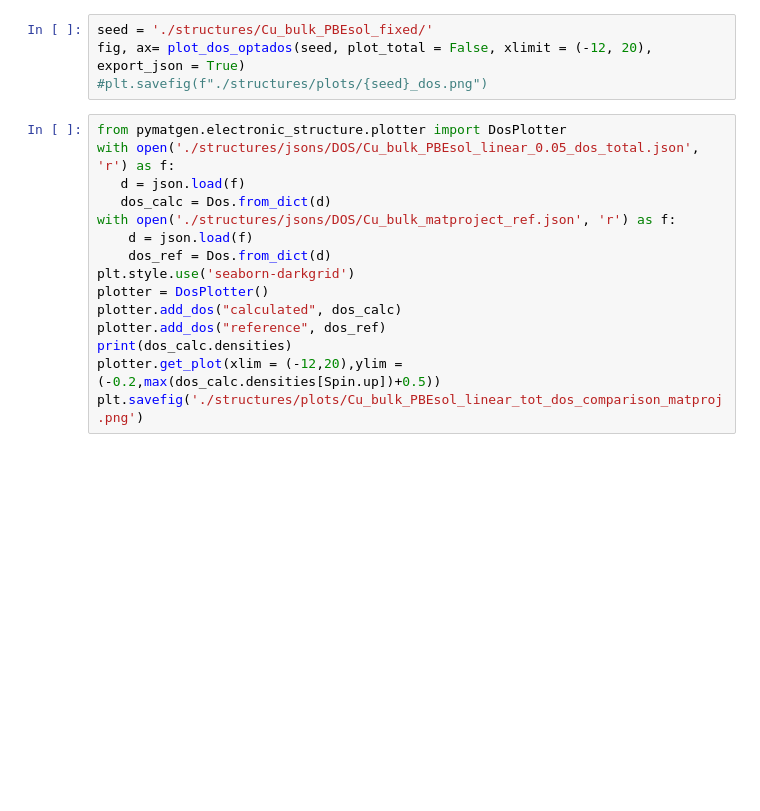
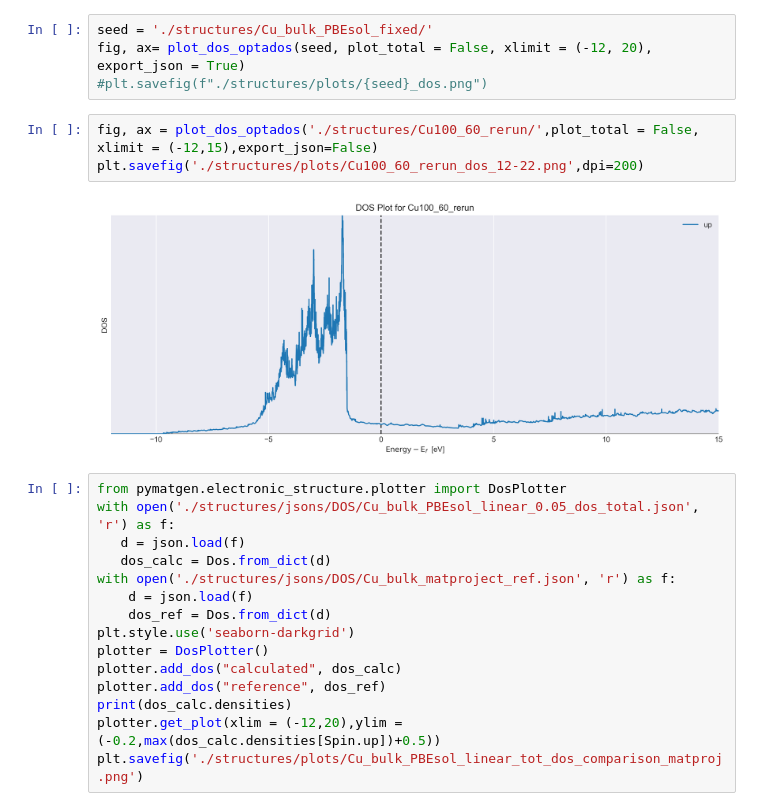
Before and after one commit to wuppersaver/photoemission, a Jupyter notebook: Plotting.ipynb, the cells around one changed output. Saved outputs shown, nothing was run; the diff lists cells and outputs as text; blank space fills up the shorter version.

```diff
--- a/Plotting.ipynb
+++ b/Plotting.ipynb
@@ -645,6 +736,11 @@ plt.savefig(graph_options['filename'],dpi = 250)
 seed = './structures/Cu_bulk_PBEsol_fixed/'
 fig, ax= plot_dos_optados(seed, plot_total = False, xlimit = (-12, 20), export_json = True)
 #plt.savefig(f"./structures/plots/{seed}_dos.png")
+# %%
+fig, ax = plot_dos_optados('./structures/Cu100_60_rerun/',plot_total = False, xlimit = (-12,15),export_json=False)
+plt.savefig('./structures/plots/Cu100_60_rerun_dos_12-22.png',dpi=200)
+# %% [output]
+[figure, added]
 # %%
 from pymatgen.electronic_structure.plotter import DosPlotter
 with open('./structures/jsons/DOS/Cu_bulk_PBEsol_linear_0.05_dos_total.json', 'r') as f:
```
Also changed, not shown: parts of 7 cells of this notebook, 2 other files.
